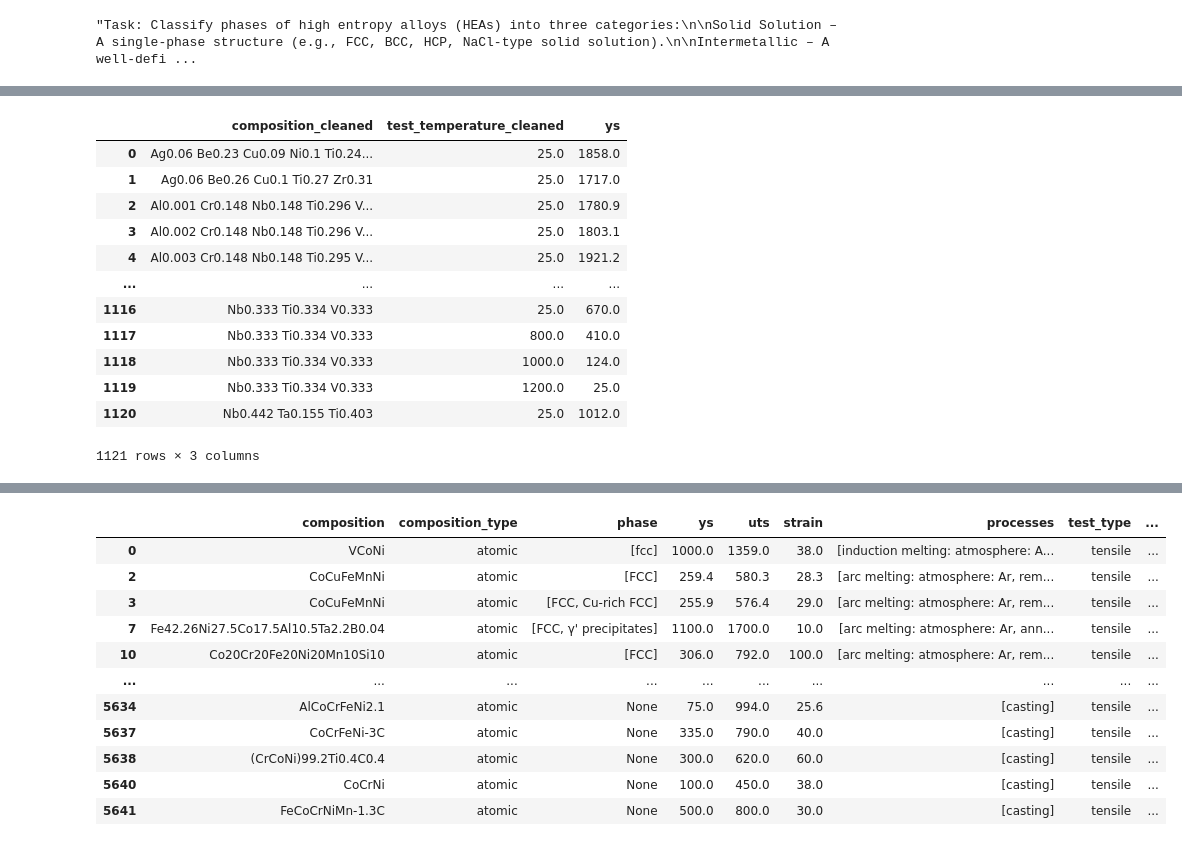
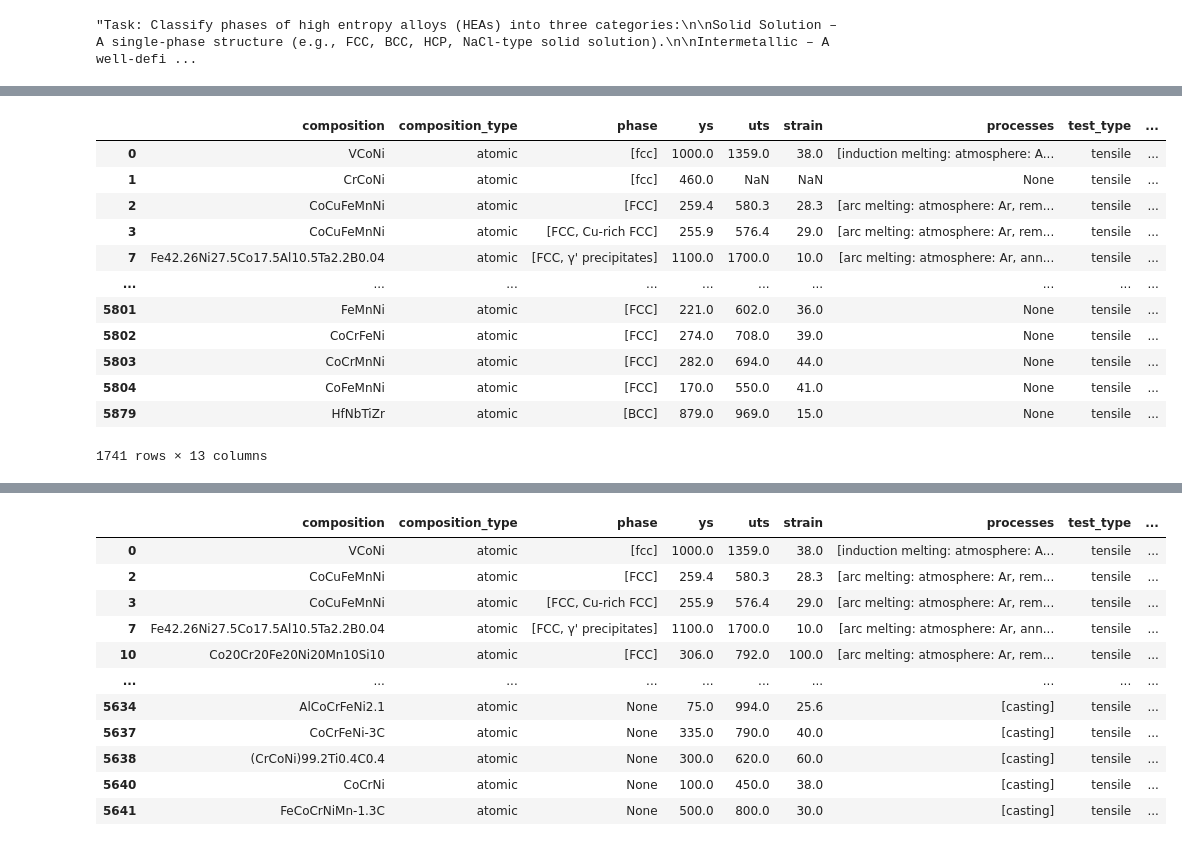
Before and after one commit to Sci-Extract/sisyphus, a Jupyter notebook: notebooks/post_processing.ipynb, the cells around one changed output, grey strips where cells are left out. Cells and saved outputs as stored; diff of their text form; code cells hidden in the pictures.

```diff
--- a/notebooks/post_processing.ipynb
+++ b/notebooks/post_processing.ipynb
@@ -335,17 +289,0 @@ ys_liquid_p = CCFMN[mask]
-# %%
-HEAs_tensile = valid_df[(valid_df.test_type == 'compressive') & (valid_df.ys < 3000)].groupby(['composition_cleaned', 'test_temperature_cleaned']).ys.mean().reset_index()
-HEAs_tensile
-# %% [output]
-|  | composition_cleaned | test_temperature_cleaned | ys |
-| 0 | Ag0.06 Be0.23 Cu0.09 Ni0.1 Ti0.24... | 25.0 | 1858.0 |
-| 1 | Ag0.06 Be0.26 Cu0.1 Ti0.27 Zr0.31 | 25.0 | 1717.0 |
-| 2 | Al0.001 Cr0.148 Nb0.148 Ti0.296 V... | 25.0 | 1780.9 |
-| 3 | Al0.002 Cr0.148 Nb0.148 Ti0.296 V... | 25.0 | 1803.1 |
-| 4 | Al0.003 Cr0.148 Nb0.148 Ti0.295 V... | 25.0 | 1921.2 |
-| ... | ... | ... | ... |
-| 1116 | Nb0.333 Ti0.334 V0.333 | 25.0 | 670.0 |
-| 1117 | Nb0.333 Ti0.334 V0.333 | 800.0 | 410.0 |
-| 1118 | Nb0.333 Ti0.334 V0.333 | 1000.0 | 124.0 |
-| 1119 | Nb0.333 Ti0.334 V0.333 | 1200.0 | 25.0 |
-| 1120 | Nb0.442 Ta0.155 Ti0.403 | 25.0 | 1012.0 |
-1121 rows × 3 columns
@@ -353,0 +290,17 @@ HEAs_tensile.to_csv('HEAs_compressive.csv', index=False)
+# %%
+df_tensile_rt = valid_df[(valid_df.test_type == 'tensile') & (valid_df.test_temperature_cleaned.apply(lambda t: int(float(t)) == 25))]
+df_tensile_rt
+# %% [output]
+|  | composition | composition_type | phase | ys | uts | strain | processes | test_type | ... |
+| 0 | VCoNi | atomic | [fcc] | 1000.0 | 1359.0 | 38.0 | [induction melting: atmosphere: A... | tensile | ... |
+| 1 | CrCoNi | atomic | [fcc] | 460.0 | NaN | NaN | None | tensile | ... |
+| 2 | CoCuFeMnNi | atomic | [FCC] | 259.4 | 580.3 | 28.3 | [arc melting: atmosphere: Ar, rem... | tensile | ... |
+| 3 | CoCuFeMnNi | atomic | [FCC, Cu-rich FCC] | 255.9 | 576.4 | 29.0 | [arc melting: atmosphere: Ar, rem... | tensile | ... |
+| 7 | Fe42.26Ni27.5Co17.5Al10.5Ta2.2B0.04 | atomic | [FCC, γ' precipitates] | 1100.0 | 1700.0 | 10.0 | [arc melting: atmosphere: Ar, ann... | tensile | ... |
+| ... | ... | ... | ... | ... | ... | ... | ... | ... | ... |
+| 5801 | FeMnNi | atomic | [FCC] | 221.0 | 602.0 | 36.0 | None | tensile | ... |
+| 5802 | CoCrFeNi | atomic | [FCC] | 274.0 | 708.0 | 39.0 | None | tensile | ... |
+| 5803 | CoCrMnNi | atomic | [FCC] | 282.0 | 694.0 | 44.0 | None | tensile | ... |
+| 5804 | CoFeMnNi | atomic | [FCC] | 170.0 | 550.0 | 41.0 | None | tensile | ... |
+| 5879 | HfNbTiZr | atomic | [BCC] | 879.0 | 969.0 | 15.0 | None | tensile | ... |
+1741 rows × 13 columns
```
Also changed, not shown: parts of 19 cells of this notebook, 40 other files.
